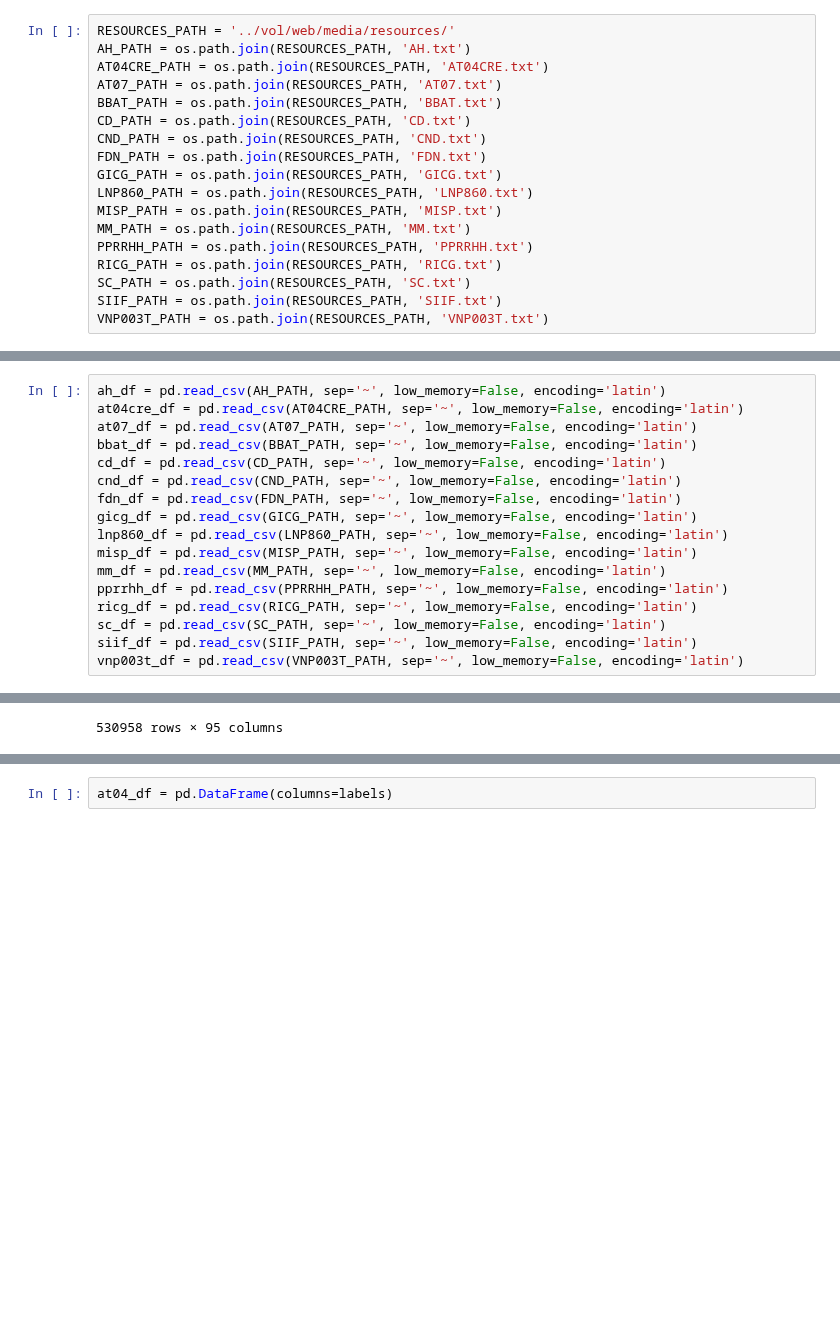
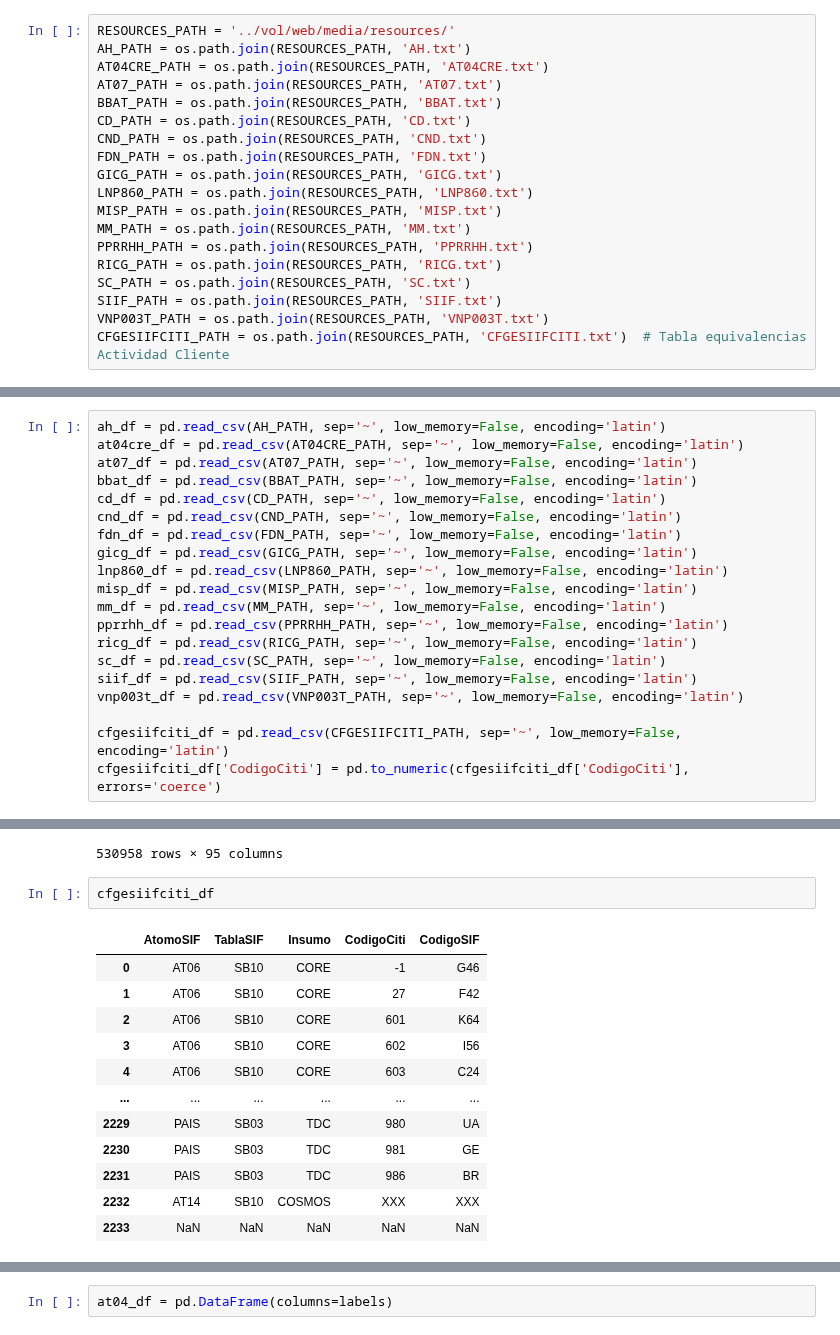
Before and after one commit to BAXTOR95/at-lrr, a Jupyter notebook: backend/app/jupyter_notebooks/AT04.ipynb, the cells around one changed output, grey strips where cells are left out. Drawn from its saved outputs; the diff is of its cells as text; blank space fills up the shorter version.

```diff
--- a/backend/app/jupyter_notebooks/AT04.ipynb
+++ b/backend/app/jupyter_notebooks/AT04.ipynb
@@ -24,6 +25,7 @@ RICG_PATH = os.path.join(RESOURCES_PATH, 'RICG.txt')
 SC_PATH = os.path.join(RESOURCES_PATH, 'SC.txt')
 SIIF_PATH = os.path.join(RESOURCES_PATH, 'SIIF.txt')
 VNP003T_PATH = os.path.join(RESOURCES_PATH, 'VNP003T.txt')
+CFGESIIFCITI_PATH = os.path.join(RESOURCES_PATH, 'CFGESIIFCITI.txt')  # Tabla equivalencias Actividad Cliente
 # %%
 CD_CHOICES = {
     'HLP': 6,  # Hipotecario Largo Plazo
@@ -219,6 +221,9 @@ ricg_df = pd.read_csv(RICG_PATH, sep='~', low_memory=False, encoding='latin')
 sc_df = pd.read_csv(SC_PATH, sep='~', low_memory=False, encoding='latin')
 siif_df = pd.read_csv(SIIF_PATH, sep='~', low_memory=False, encoding='latin')
 vnp003t_df = pd.read_csv(VNP003T_PATH, sep='~', low_memory=False, encoding='latin')
+
+cfgesiifciti_df = pd.read_csv(CFGESIIFCITI_PATH, sep='~', low_memory=False, encoding='latin')
+cfgesiifciti_df['CodigoCiti'] = pd.to_numeric(cfgesiifciti_df['CodigoCiti'], errors='coerce')
 # %%
 ah_df
 # %% [output]
@@ -486,3 +480,18 @@ vnp003t_df
 | 530956 | 52 | 30 | 864 | 4 | 590 | 1 | 42496 | NH | 0 | 0 | 0 | ... |
 | 530957 | 999 | 0 | 530957 | NaN | 0 | 0 | 13120 | NaN | 0 | 0 | 0 | ... |
 530958 rows × 95 columns
+# %%
+cfgesiifciti_df
+# %% [output]
+|  | AtomoSIF | TablaSIF | Insumo | CodigoCiti | CodigoSIF |
+| 0 | AT06 | SB10 | CORE | -1 | G46 |
+| 1 | AT06 | SB10 | CORE | 27 | F42 |
+| 2 | AT06 | SB10 | CORE | 601 | K64 |
+| 3 | AT06 | SB10 | CORE | 602 | I56 |
+| 4 | AT06 | SB10 | CORE | 603 | C24 |
+| ... | ... | ... | ... | ... | ... |
+| 2229 | PAIS | SB03 | TDC | 980 | UA |
+| 2230 | PAIS | SB03 | TDC | 981 | GE |
+| 2231 | PAIS | SB03 | TDC | 986 | BR |
+| 2232 | AT14 | SB10 | COSMOS | XXX | XXX |
+| 2233 | NaN | NaN | NaN | NaN | NaN |
```
Also changed, not shown: parts of 14 cells of this notebook, 3 other files.
